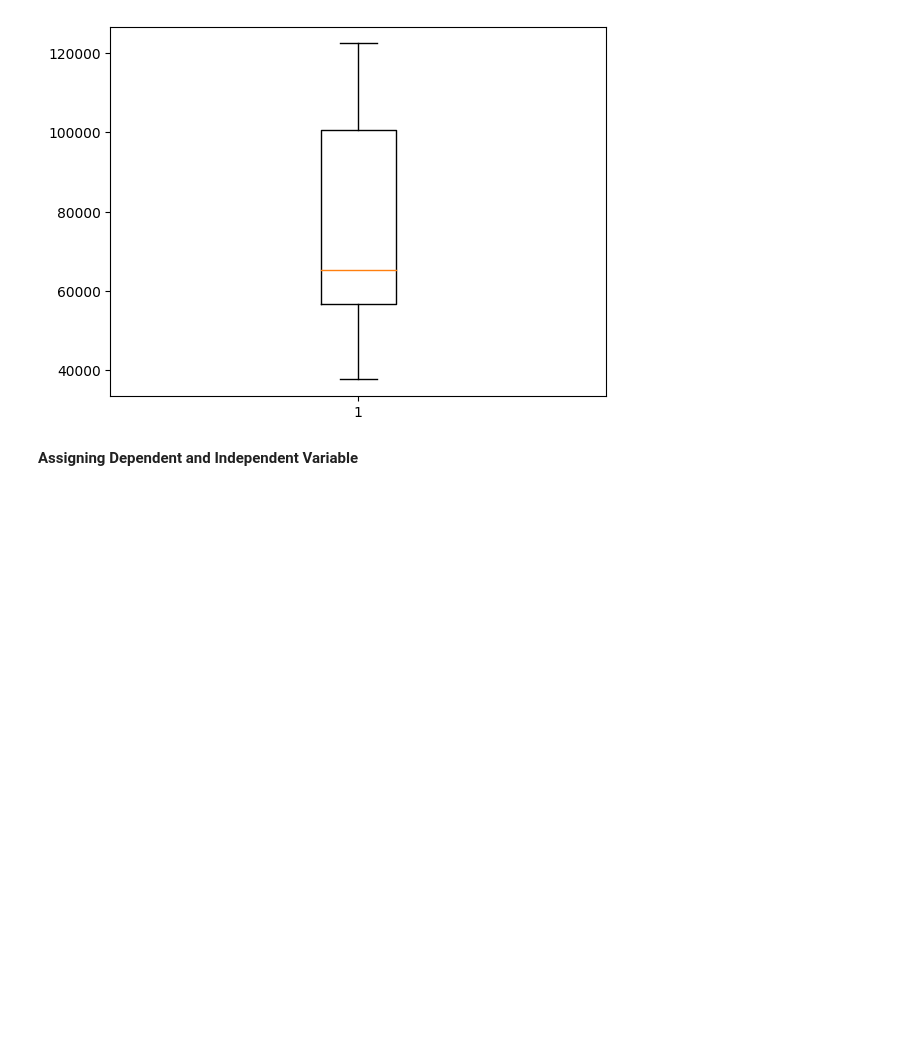
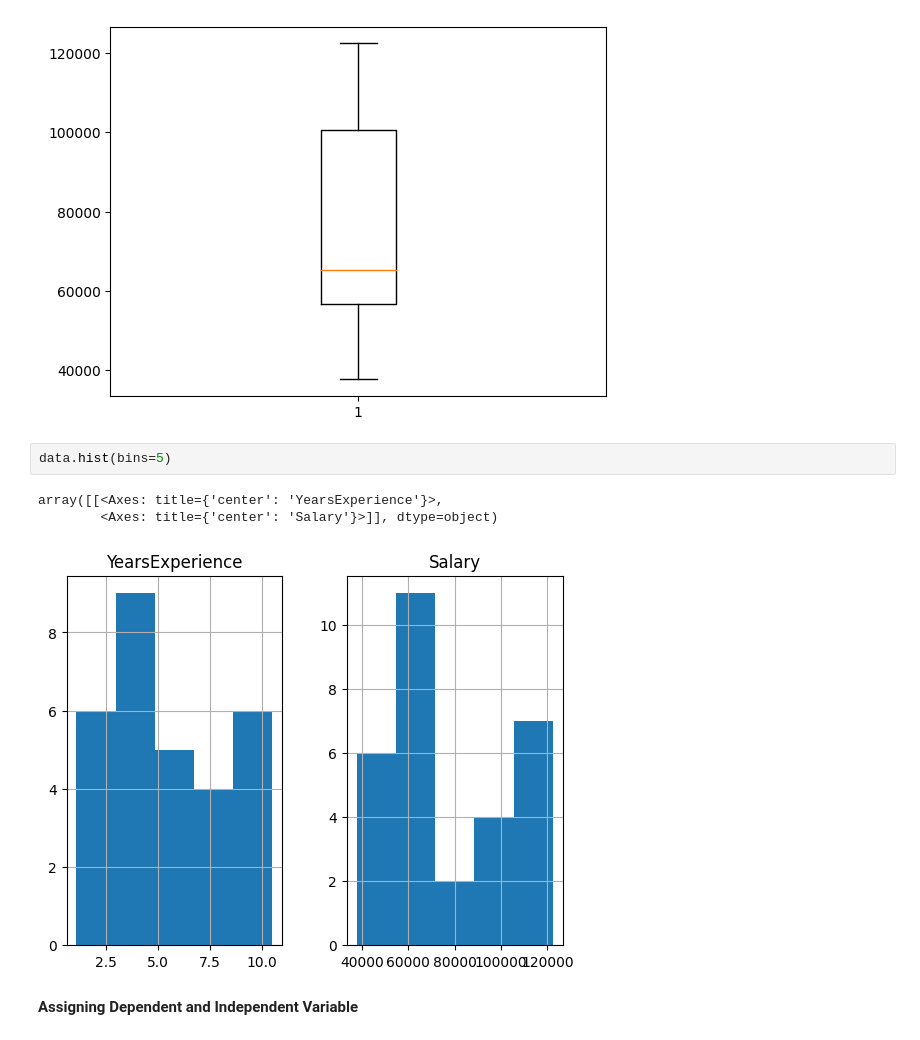
Before and after one commit to Karthik-PBIX/Machine-Learning-Projects, a Jupyter notebook: Simple Linear Regression/Simple_Linear_Regression.ipynb, the cells around one changed output. Cells and saved outputs as stored; diff of their text form; blank space fills up the shorter version.

```diff
--- a/Simple Linear Regression/Simple_Linear_Regression.ipynb
+++ b/Simple Linear Regression/Simple_Linear_Regression.ipynb
@@ -91,6 +91,12 @@ plt.boxplot(data['YearsExperience'])
  'fliers': [<matplotlib.lines.Line2D at 0x...>],
  'means': []}
 [figure]
+# %%
+data.hist(bins=5)
+# %% [output]
+array([[<Axes: title={'center': 'YearsExperience'}>,
+        <Axes: title={'center': 'Salary'}>]], dtype=object)
+[figure, added]
 # %% [markdown]
 **Assigning Dependent and Independent Variable**
 # %%
```
Also changed, not shown: parts of 9 cells of this notebook.
